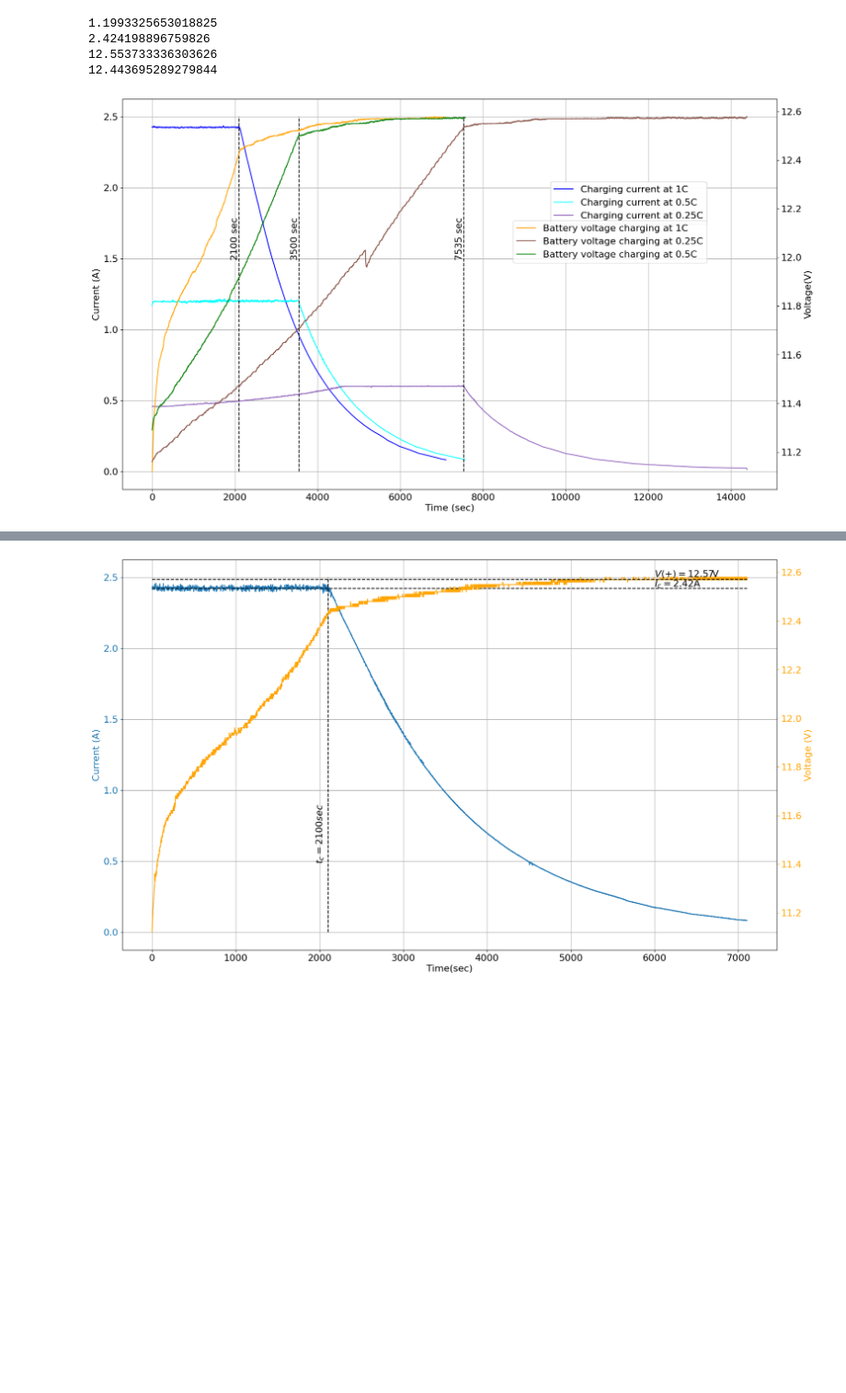
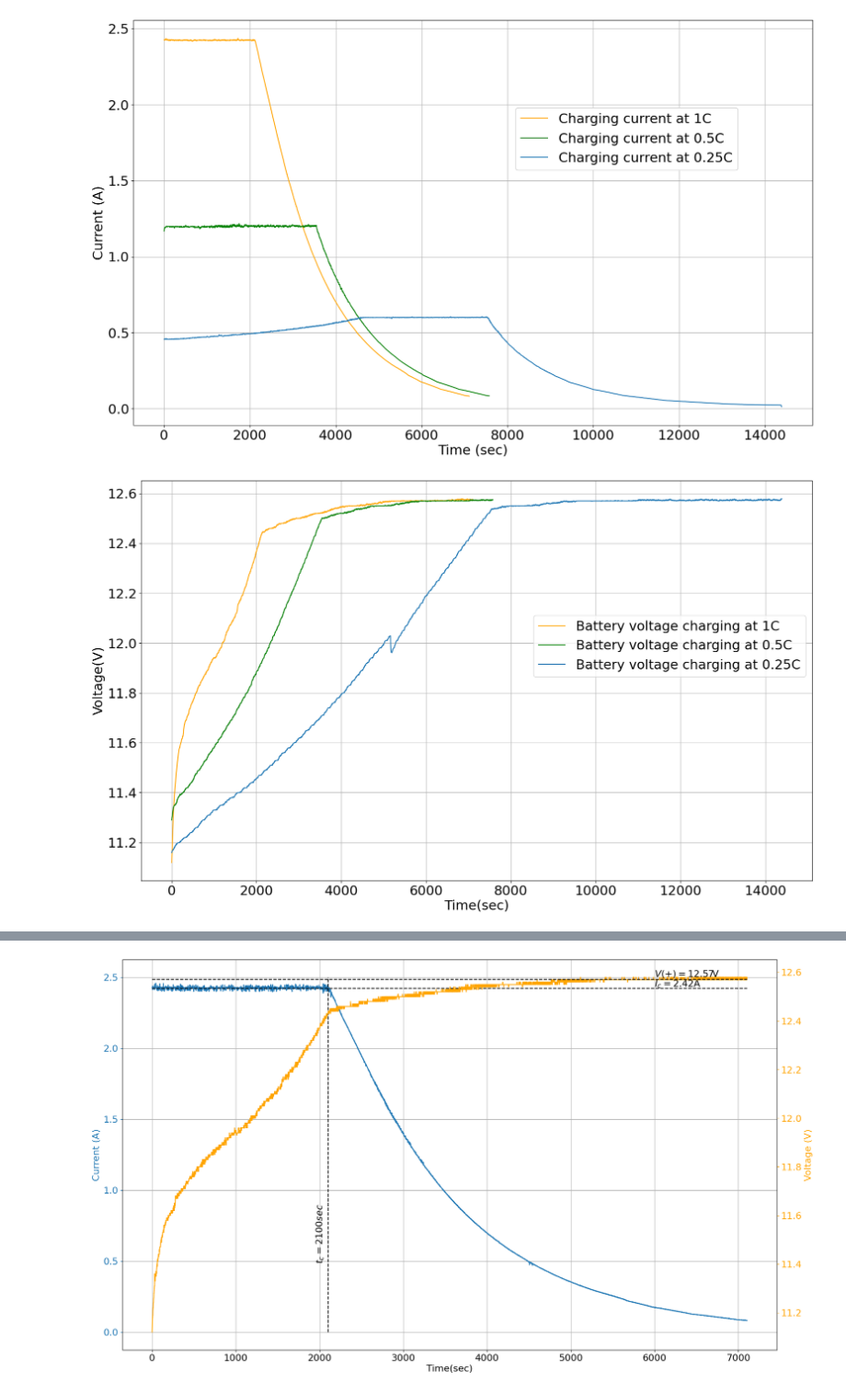
Before and after one commit to ParuHangRai-PRI/Battery-Charger-Analysis, a Jupyter notebook: code/charging comparison.ipynb, the cells around one changed output, grey strips where cells are left out. Shown at 92% size. Cells and saved outputs as stored; diff of their text form; code cells hidden in the pictures; blank space fills up the shorter version.

```diff
--- a/code/charging comparison.ipynb
+++ b/code/charging comparison.ipynb
@@ -203,75 +160,62 @@ smotQ_t = np.array(smotQ_t)
-# %%
-meanI1C = smot_i[:700].mean()
-meanV1C = smot_v[700:].mean()
-meanI0C5 = smoth_i[:3530].mean()
-meanV0C5 = smoth_v[3550:].mean()
-meanquatC = smotQ_i[4580:7435].mean()
-print(meanI0C5)
-print(meanI1C)
-print(meanV0C5)
-print(meanV1C)
-# %% [output]
-1.1993325653018825
-2.424198896759826
-12.553733336303626
-12.443695289279844
 # %%
+#Charging current and voltage with raw data
+
 fig, ax = plt.subplots(figsize=(20,12))
-p1, = ax.plot(time1C, smot_i, label = 'Charging current at 1C', color = 'blue')
-p2, = ax.plot(time0C5, smoth_i, label = 'Charging current at 0.5C', color = 'cyan')
-p3, = ax.plot(timequatC, smotQ_i, label = 'Charging current at 0.25C', color = 'Tab:purple')
-ax.set_xlabel('Time (sec)', fontsize = 16)
-ax.set_ylabel('Current (A)', fontsize = 16)
-ax.tick_params(axis='both', which='major', labelsize=16)
-#ax.set_yticklabels(fontsize = 16)
-#leg1 = ax.legend(handles = [p1, p2, p3], bbox_to_anchor=(0.94, 1.11), fontsize = 16)
-leg1 = ax.legend(handles = [p1, p2, p3], bbox_to_anchor=(0.9, 0.8), fontsize = 16)
+p1, = ax.plot(time1C, smot_i, label = 'Charging current at 1C', color = 'orange')
+p2, = ax.plot(time0C5, smoth_i, label = 'Charging current at 0.5C', color = 'green')
+p3, = ax.plot(timequatC, smotQ_i, label = 'Charging current at 0.25C')
+ax.set_xlabel('Time (sec)', fontsize = 22)
+ax.set_ylabel('Current (A)', fontsize = 22)
+ax.tick_params(axis='both', which='major', labelsize=22)
+#ax.set_yticklabels(fontsize = 22)
+#leg1 = ax.legend(handles = [p1, p2, p3], bbox_to_anchor=(0.94, 1.11), fontsize = 22)
+leg1 = ax.legend(handles = [p1, p2, p3], bbox_to_anchor=(0.9, 0.8), fontsize = 22)
 ax.add_artist(leg1)
 ax.grid(True)
 
 #l1, = ax.plot(np.arange(1, 5000+1, 1), np.full(5000, meanI0C5), color = 'red' , ls = '--')
-#ax.text(4000, meanI0C5 + 0.01, r'%.3f A'%(meanI0C5), fontsize=16)
+#ax.text(4000, meanI0C5 + 0.01, r'%.3f A'%(meanI0C5), fontsize=22)
 #l2, = ax.plot(np.arange(1, 2000+1, 1), np.full(2000, meanI1C), color = 'red', ls = '--')
-#ax.text(800, meanI1C + 0.01, r'%.3f A'%(meanI1C), fontsize=16)
+#ax.text(800, meanI1C + 0.01, r'%.3f A'%(meanI1C), fontsize=22)
 #l5, = ax.plot(timequatC, np.full(timequatC.size, meanquatC), color = 'red', ls = '--')
-#ax.text(13000, meanquatC + 0.01, r'%.3f A'%(meanquatC), fontsize=16)
-l3, = ax.plot(np.full(26, 2100), np.arange(0, 2.6, 0.1), ls = '--', color = 'black')
-ax.text(1900, 1.5, r'2100 sec', fontsize=16, rotation='vertical')
-l4, = ax.plot(np.full(26, 3550), np.arange(0, 2.6, 0.1), ls = '--', color = 'black')
-ax.text(3350, 1.5, r'3500 sec', fontsize=16, rotation='vertical')
-l6, = ax.plot(np.full(26, 7535), np.arange(0, 2.6, 0.1), ls = '--', color = 'black')
-ax.text(7330, 1.5, r'7535 sec', fontsize=16, rotation='vertical')
+#ax.text(13000, meanquatC + 0.01, r'%.3f A'%(meanquatC), fontsize=22)
 
-vax = ax.twinx()
+
+fig2, vax = plt.subplots(figsize=(20,12))
 vax.plot(time1C, smot_v, label = 'Battery voltage charging at 1C', color = 'orange')
-vax.plot(timequatC, smotQ_v, label = 'Battery voltage charging at 0.25C', color = 'Tab:brown')
+vax.plot(time0C5, smoth_v, label = 'Battery voltage charging at 0.5C', color = 'green')
+vax.plot(timequatC, smotQ_v, label = 'Battery voltage charging at 0.25C')
 #vax.plot(time1C, np.full(time1C.size, meanV1C), color = 'black', ls = '--')
-vax.set_ylabel('Voltage(V)', fontsize = 16)
-vax.tick_params(axis='both', which='major', labelsize=16)
-vax.plot(time0C5, smoth_v, label = 'Battery voltage charging at 0.5C', color = 'green')
+vax.set_ylabel('Voltage(V)', fontsize = 22)
+vax.set_xlabel("Time(sec)", fontsize = 22)
+vax.tick_params(axis='both', which='major', labelsize=22)
+
 #vax.plot(time0C5, np.full(time0C5.size, meanV05C), color = 'red', ls = '--')
-vax.legend(loc='upper right', bbox_to_anchor=(0.9, 0.7), fontsize = 16)
+vax.legend(loc='upper right', bbox_to_anchor=(1, 0.68), fontsize = 22)
+
+vax.grid(True)
 
 # Get the current reference
 #ax = ax.gca()
 
 # Create a Rectangle patch
 #rect = patches.Rectangle((5000,12),3200,0.4,linewidth=1,edgecolor='black',facecolor='none')
 
 # Add the patch to the Axes
 #ax.add_patch(rect)
 
 
 #y = 12.35
 #ax.text(5050, y, r'Average 1C current = %.3f A'%meanI1C, fontsize=14, color = 'black')
 #y -= 0.1
 #ax.text(5050, y, r'Average 0.5C current = %.3f A'%meanI1C, fontsize=14, color = 'black')
 #y -= 0.1
 #ax.text(5050, y, r'1C charging time = 700 sec', fontsize=14, color = 'black')
 #y -= 0.1
 #ax.text(5050, y, r'0.5C charging time = 3500 sec', fontsize=14, color = 'black')
 plt.show()
 # %% [output]
-[figure, old version]
+[figure, new version]
+[figure, added]
 # %%
 for i in range(df1C.size):
```
Also changed, not shown: parts of 10 cells of this notebook.
